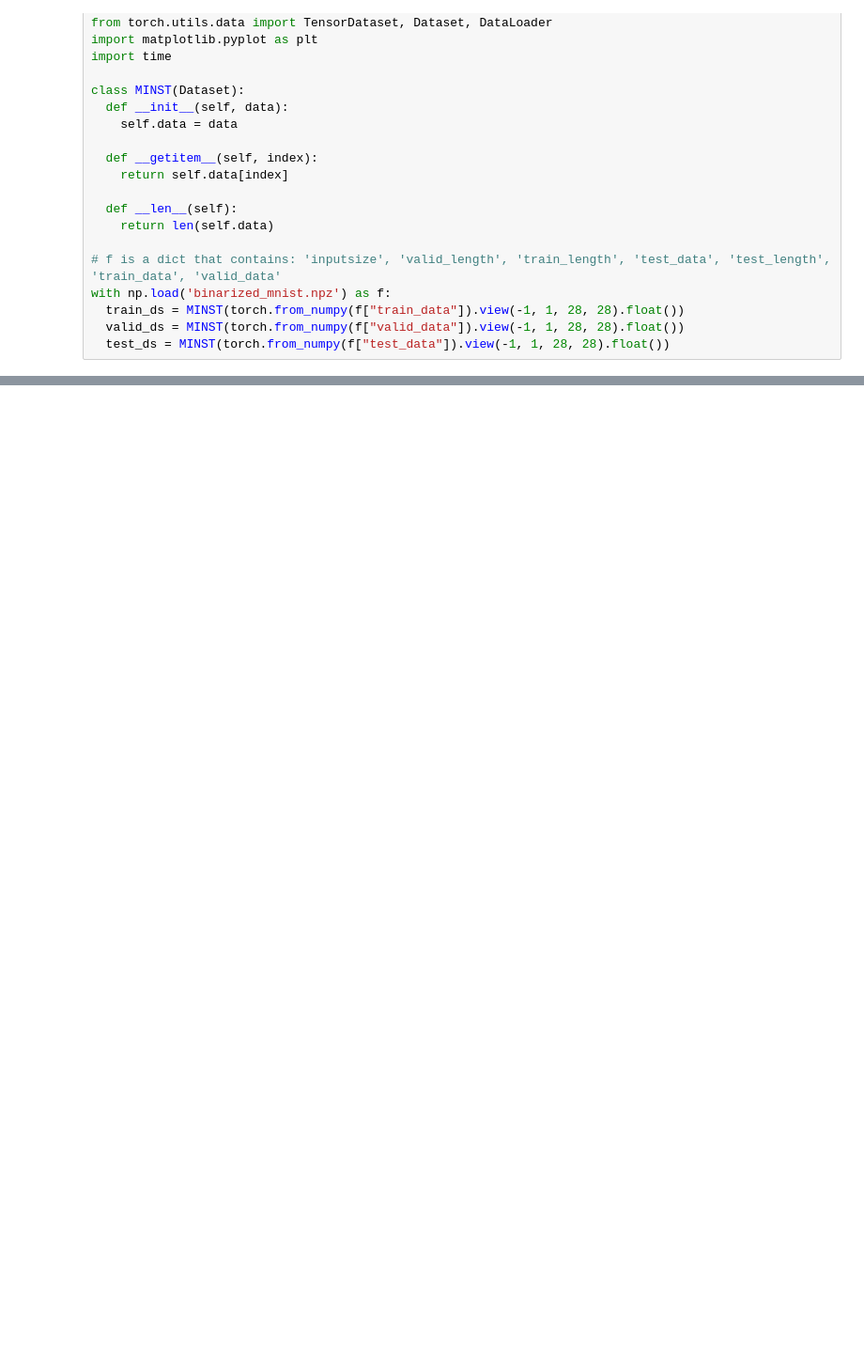
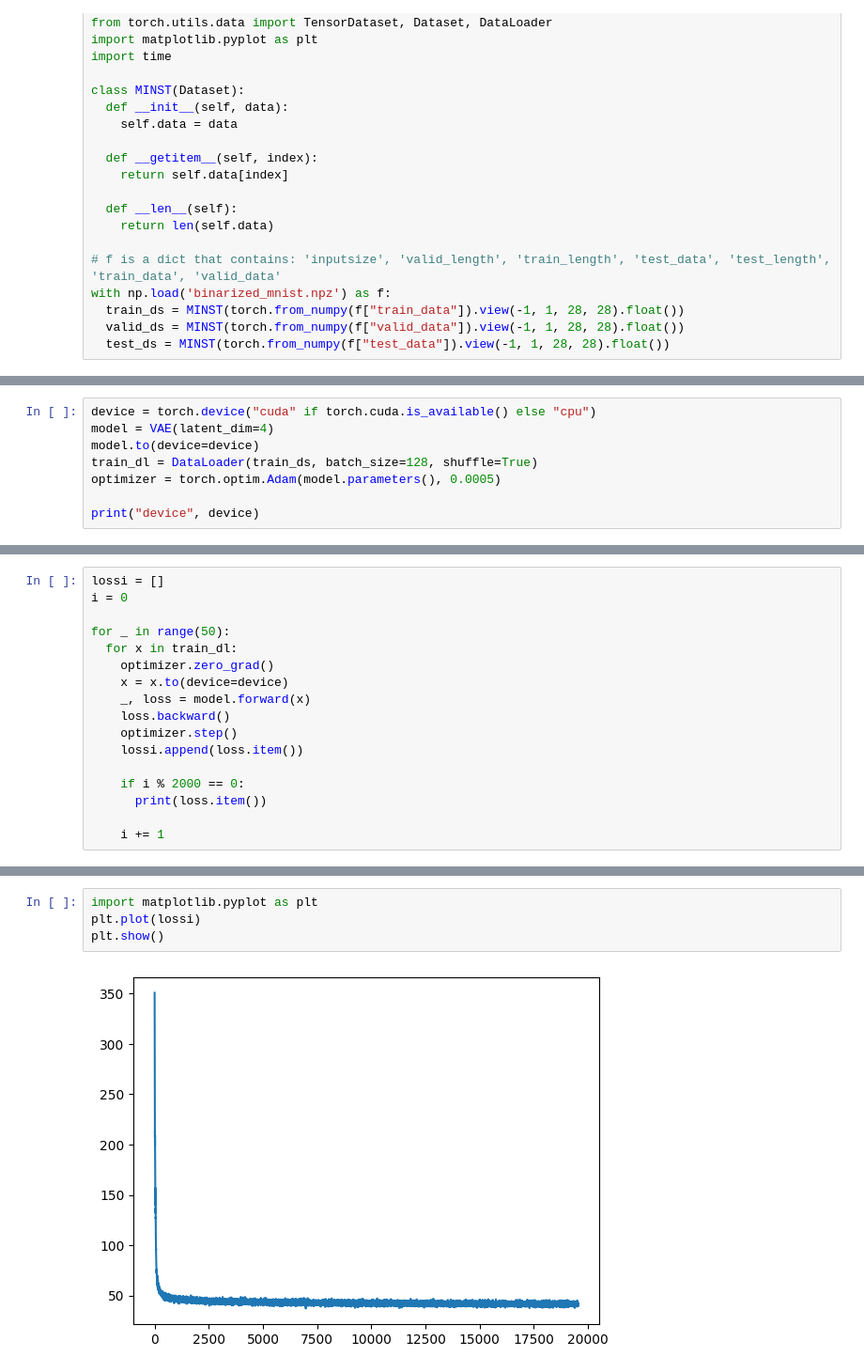
Before and after one commit to stkao05/ave, a Jupyter notebook: vae.ipynb, the cells around one changed output, grey strips where cells are left out. Shown: that part at 94% size. Cells and saved outputs as stored; diff of their text form; blank space fills up the shorter version.

```diff
--- a/vae.ipynb
+++ b/vae.ipynb
@@ -124,0 +126,8 @@ for i in range(1000):
+# %%
+device = torch.device("cuda" if torch.cuda.is_available() else "cpu")
+model = VAE(latent_dim=4)
+model.to(device=device)
+train_dl = DataLoader(train_ds, batch_size=128, shuffle=True)
+optimizer = torch.optim.Adam(model.parameters(), 0.0005)
+
+print("device", device)
@@ -124,0 +136,17 @@ for i in range(1000):
+# %%
+lossi = []
+i = 0
+
+for _ in range(50):
+  for x in train_dl:
+    optimizer.zero_grad()
+    x = x.to(device=device)
+    _, loss = model.forward(x)
+    loss.backward()
+    optimizer.step()
+    lossi.append(loss.item())
+
+    if i % 2000 == 0:
+      print(loss.item())
+
+    i += 1
@@ -124,0 +164,6 @@ for i in range(1000):
+# %%
+import matplotlib.pyplot as plt
+plt.plot(lossi)
+plt.show()
+# %% [output]
+[figure, added]
```
Also changed, not shown: parts of 5 cells of this notebook.
